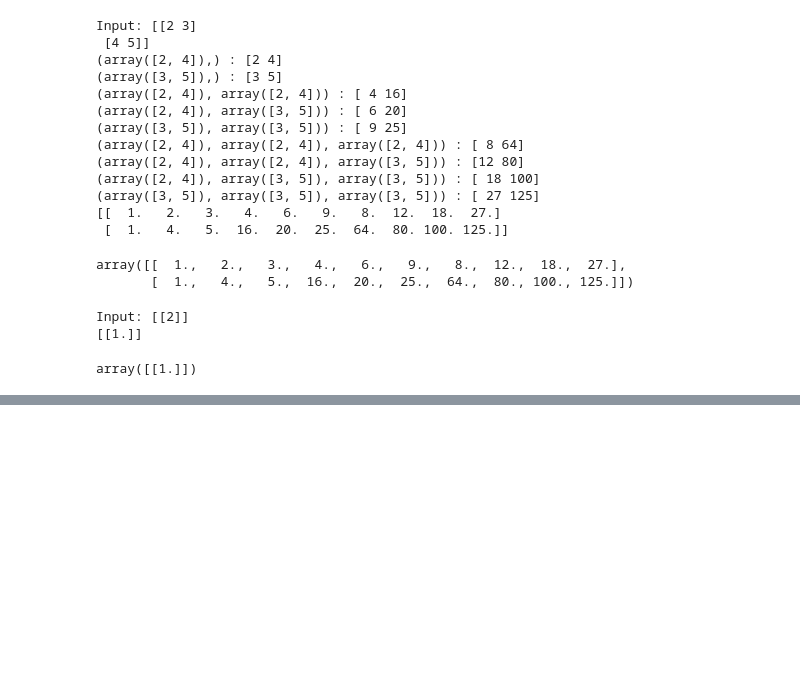
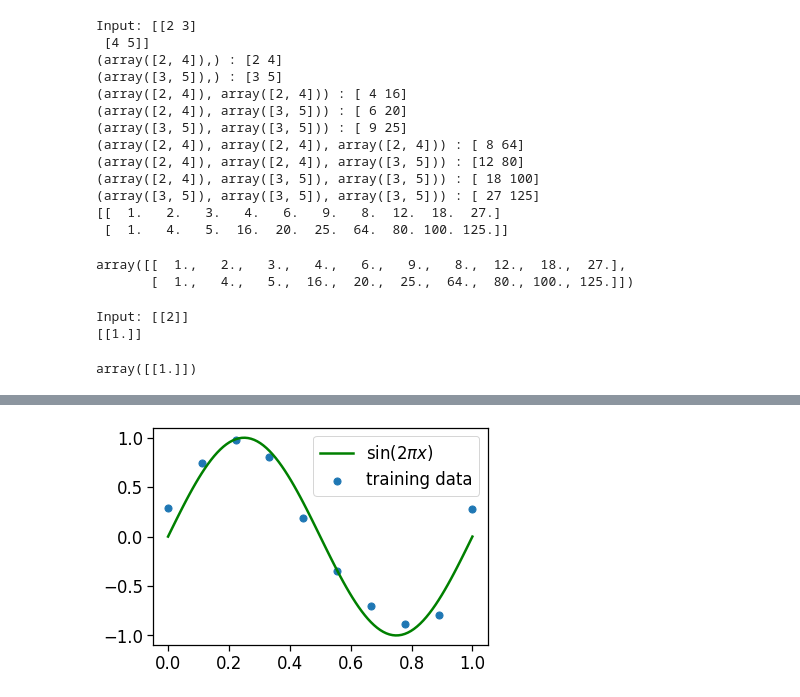
Before and after one commit to TanujaNair/Machine-Learning-Techniques-, a Jupyter notebook: Regression.ipynb, the cells around one changed output, grey strips where cells are left out. Cells and saved outputs as stored; diff of their text form; code cells hidden in the pictures; blank space fills up the shorter version.

```diff
--- a/Regression.ipynb
+++ b/Regression.ipynb
@@ -191,0 +363,6 @@ array([[1.]])
+# %%
+num_samples = 10
+x, y = create_nonlin_training_set(nonlin, num_samples, 0.2)
+visualise_training_data(x, y)
+# %% [output]
+[figure, added]
```
Also changed, not shown: parts of 33 cells of this notebook.
